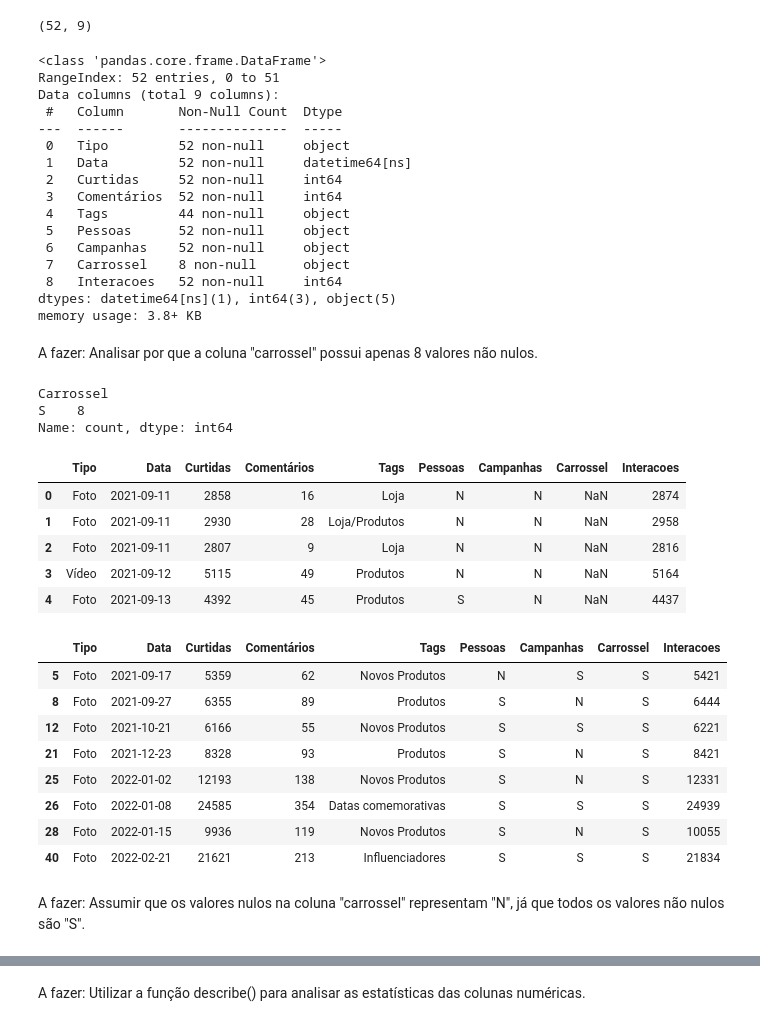
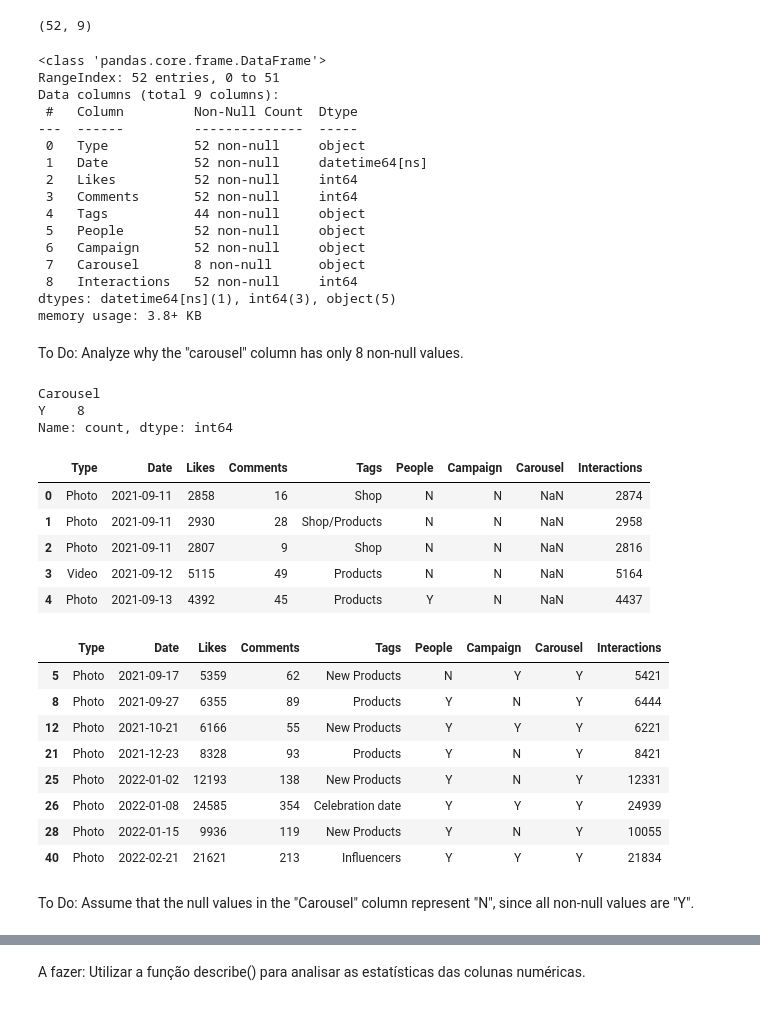
Before and after one commit to galhanogabriel/Project-Instagram-Analysis, a Jupyter notebook: notebooks/01_GG_analise_projeto.ipynb, the cells around one changed output, grey strips where cells are left out. Saved outputs shown, nothing was run; the diff lists cells and outputs as text; code cells hidden in the pictures.

```diff
--- a/notebooks/01_GG_analise_projeto.ipynb
+++ b/notebooks/01_GG_analise_projeto.ipynb
@@ -24,5 +26,5 @@ df_insta.head()
 # %%
-df_insta = df_insta.drop("Visualizações", axis=1)
+df_insta = df_insta.drop("Views", axis=1)
 
 df_insta.head()
 # %% [output]
@@ -51,48 +53,48 @@ df_insta.info()
 <class 'pandas.core.frame.DataFrame'>
 RangeIndex: 52 entries, 0 to 51
 Data columns (total 9 columns):
- #   Column       Non-Null Count  Dtype
----  ------       --------------  -----
- 0   Tipo         52 non-null     object
- 1   Data         52 non-null     datetime64[ns]
- 2   Curtidas     52 non-null     int64
- 3   Comentários  52 non-null     int64
- 4   Tags         44 non-null     object
- 5   Pessoas      52 non-null     object
- 6   Campanhas    52 non-null     object
- 7   Carrossel    8 non-null      object
- 8   Interacoes   52 non-null     int64
+ #   Column         Non-Null Count  Dtype
+---  ------         --------------  -----
+ 0   Type           52 non-null     object
+ 1   Date           52 non-null     datetime64[ns]
+ 2   Likes          52 non-null     int64
+ 3   Comments       52 non-null     int64
+ 4   Tags           44 non-null     object
+ 5   People         52 non-null     object
+ 6   Campaign       52 non-null     object
+ 7   Carousel       8 non-null      object
+ 8   Interactions   52 non-null     int64
 dtypes: datetime64[ns](1), int64(3), object(5)
 memory usage: 3.8+ KB
-# %% [markdown]
-A fazer: Analisar por que a coluna "carrossel" possui apenas 8 valores não nulos.
+# %% [markdown]
+To Do: Analyze why the "carousel" column has only 8 non-null values.
 # %%
-df_insta["Carrossel"].value_counts()
+df_insta["Carousel"].value_counts()
 # %% [output]
-Carrossel
-S    8
+Carousel
+Y    8
 Name: count, dtype: int64
 # %%
-df_insta.loc[df_insta["Carrossel"].isnull()].head()
+df_insta.loc[df_insta["Carousel"].isnull()].head()
 # %% [output]
-|  | Tipo | Data | Curtidas | Comentários | Tags | Pessoas | Campanhas | Carrossel | Interacoes |
-| 0 | Foto | 2021-09-11 | 2858 | 16 | Loja | N | N | NaN | 2874 |
-| 1 | Foto | 2021-09-11 | 2930 | 28 | Loja/Produtos | N | N | NaN | 2958 |
-| 2 | Foto | 2021-09-11 | 2807 | 9 | Loja | N | N | NaN | 2816 |
-| 3 | Vídeo | 2021-09-12 | 5115 | 49 | Produtos | N | N | NaN | 5164 |
-| 4 | Foto | 2021-09-13 | 4392 | 45 | Produtos | S | N | NaN | 4437 |
+|  | Type | Date | Likes | Comments | Tags | People | Campaign | Carousel | Interactions |
+| 0 | Photo | 2021-09-11 | 2858 | 16 | Shop | N | N | NaN | 2874 |
+| 1 | Photo | 2021-09-11 | 2930 | 28 | Shop/Products | N | N | NaN | 2958 |
+| 2 | Photo | 2021-09-11 | 2807 | 9 | Shop | N | N | NaN | 2816 |
+| 3 | Video | 2021-09-12 | 5115 | 49 | Products | N | N | NaN | 5164 |
+| 4 | Photo | 2021-09-13 | 4392 | 45 | Products | Y | N | NaN | 4437 |
 # %%
-df_insta.loc[df_insta["Carrossel"].notnull()].head(10)
+df_insta.loc[df_insta["Carousel"].notnull()].head(10)
 # %% [output]
-|  | Tipo | Data | Curtidas | Comentários | Tags | Pessoas | Campanhas | Carrossel | Interacoes |
-| 5 | Foto | 2021-09-17 | 5359 | 62 | Novos Produtos | N | S | S | 5421 |
-| 8 | Foto | 2021-09-27 | 6355 | 89 | Produtos | S | N | S | 6444 |
-| 12 | Foto | 2021-10-21 | 6166 | 55 | Novos Produtos | S | S | S | 6221 |
-| 21 | Foto | 2021-12-23 | 8328 | 93 | Produtos | S | N | S | 8421 |
-| 25 | Foto | 2022-01-02 | 12193 | 138 | Novos Produtos | S | N | S | 12331 |
-| 26 | Foto | 2022-01-08 | 24585 | 354 | Datas comemorativas | S | S | S | 24939 |
-| 28 | Foto | 2022-01-15 | 9936 | 119 | Novos Produtos | S | N | S | 10055 |
-| 40 | Foto | 2022-02-21 | 21621 | 213 | Influenciadores | S | S | S | 21834 |
+|  | Type | Date | Likes | Comments | Tags | People | Campaign | Carousel | Interactions |
+| 5 | Photo | 2021-09-17 | 5359 | 62 | New Products | N | Y | Y | 5421 |
+| 8 | Photo | 2021-09-27 | 6355 | 89 | Products | Y | N | Y | 6444 |
+| 12 | Photo | 2021-10-21 | 6166 | 55 | New Products | Y | Y | Y | 6221 |
+| 21 | Photo | 2021-12-23 | 8328 | 93 | Products | Y | N | Y | 8421 |
+| 25 | Photo | 2022-01-02 | 12193 | 138 | New Products | Y | N | Y | 12331 |
+| 26 | Photo | 2022-01-08 | 24585 | 354 | Celebration date | Y | Y | Y | 24939 |
+| 28 | Photo | 2022-01-15 | 9936 | 119 | New Products | Y | N | Y | 10055 |
+| 40 | Photo | 2022-02-21 | 21621 | 213 | Influencers | Y | Y | Y | 21834 |
-# %% [markdown]
-A fazer: Assumir que os valores nulos na coluna "carrossel" representam "N", já que todos os valores não nulos são "S".
+# %% [markdown]
+To Do: Assume that the null values in the "Carousel" column represent "N", since all non-null values are "Y".
 # %%
```
Also changed, not shown: parts of 45 cells of this notebook.
